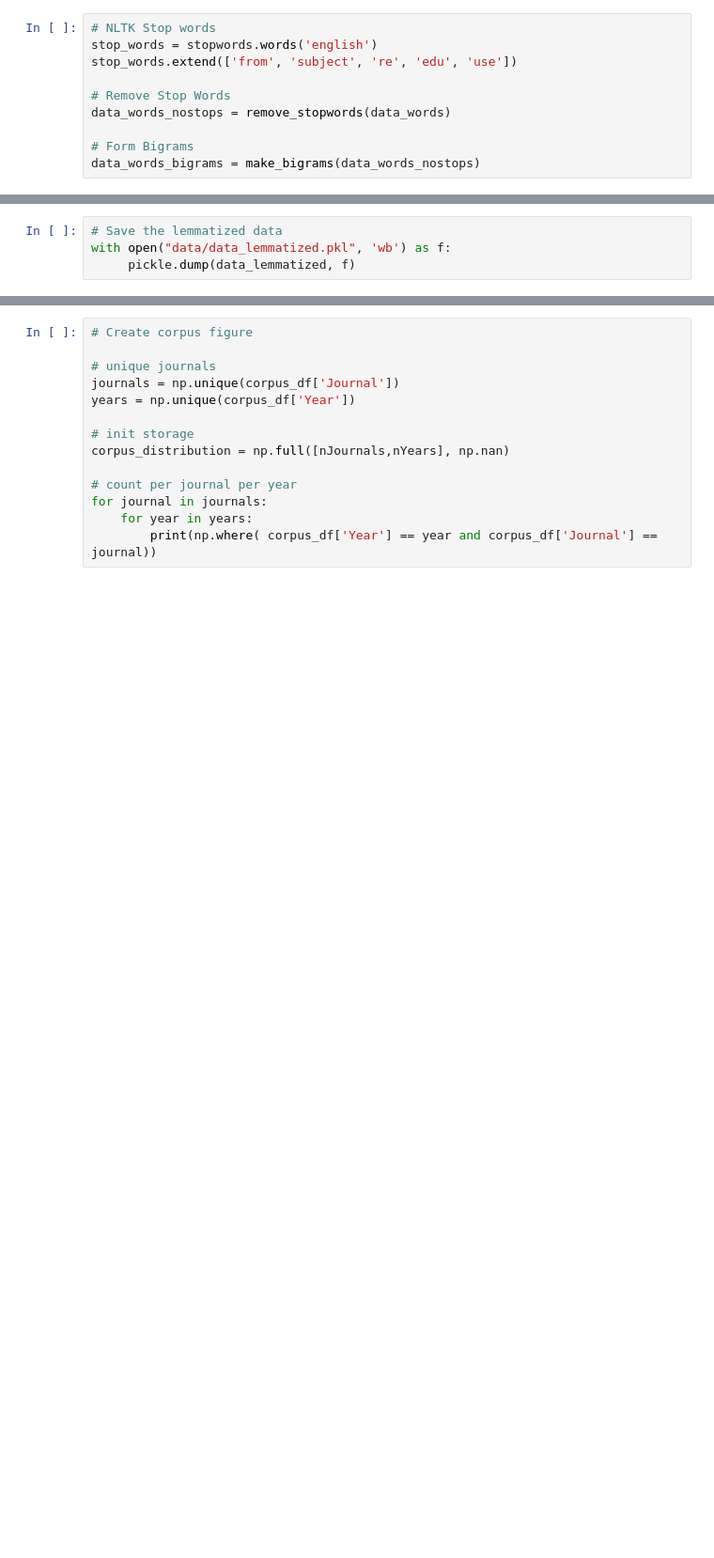
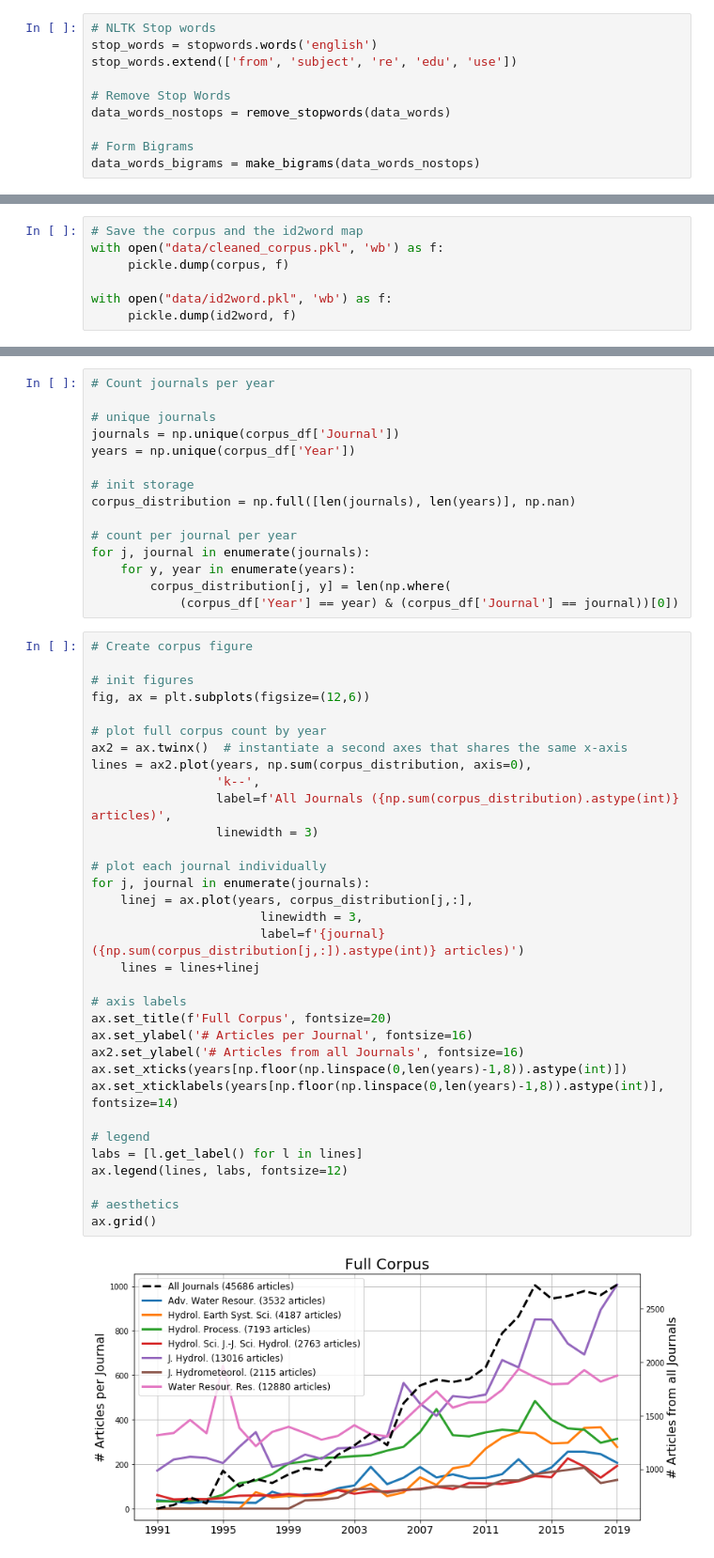
Before and after one commit to mashrekur/topic_modeling_hydrology, a Jupyter notebook: 0_data_preprocessing.ipynb, the cells around one changed output, grey strips where cells are left out. Shown at 94% size. Drawn from its saved outputs; the diff is of its cells as text; blank space fills up the shorter version.

Commit message:
Added corpus plot to data preprocessing notebook.

```diff
--- a/0_data_preprocessing.ipynb
+++ b/0_data_preprocessing.ipynb
@@ -203,4 +233,7 @@ data_lemmatized[:2]
 # %%
-# Save the lemmatized data
-with open("data/data_lemmatized.pkl", 'wb') as f:
-     pickle.dump(data_lemmatized, f)
+# Save the corpus and the id2word map
+with open("data/cleaned_corpus.pkl", 'wb') as f:
+     pickle.dump(corpus, f)
+
+with open("data/id2word.pkl", 'wb') as f:
+     pickle.dump(id2word, f)
@@ -228,14 +261,50 @@ with open("data/id2word.pkl", 'wb') as f:
 # %%
-# Create corpus figure
+# Count journals per year
 
 # unique journals
 journals = np.unique(corpus_df['Journal'])
 years = np.unique(corpus_df['Year'])
 
 # init storage
-corpus_distribution = np.full([nJournals,nYears], np.nan)
+corpus_distribution = np.full([len(journals), len(years)], np.nan)
 
 # count per journal per year
-for journal in journals:
-    for year in years:
-        print(np.where( corpus_df['Year'] == year and corpus_df['Journal'] == journal))
+for j, journal in enumerate(journals):
+    for y, year in enumerate(years):
+        corpus_distribution[j, y] = len(np.where(
+            (corpus_df['Year'] == year) & (corpus_df['Journal'] == journal))[0])
+# %%
+# Create corpus figure
+
+# init figures
+fig, ax = plt.subplots(figsize=(12,6))
+
+# plot full corpus count by year
+ax2 = ax.twinx()  # instantiate a second axes that shares the same x-axis
+lines = ax2.plot(years, np.sum(corpus_distribution, axis=0),
+                 'k--',
+                 label=f'All Journals ({np.sum(corpus_distribution).astype(int)} articles)',
+                 linewidth = 3)
+
+# plot each journal individually
+for j, journal in enumerate(journals):
+    linej = ax.plot(years, corpus_distribution[j,:],
+                       linewidth = 3,
+                       label=f'{journal} ({np.sum(corpus_distribution[j,:]).astype(int)} articles)')
+    lines = lines+linej
+
+# axis labels
+ax.set_title(f'Full Corpus', fontsize=20)
+ax.set_ylabel('# Articles per Journal', fontsize=16)
+ax2.set_ylabel('# Articles from all Journals', fontsize=16)
+ax.set_xticks(years[np.floor(np.linspace(0,len(years)-1,8)).astype(int)])
+ax.set_xticklabels(years[np.floor(np.linspace(0,len(years)-1,8)).astype(int)], fontsize=14)
+
+# legend
+labs = [l.get_label() for l in lines]
+ax.legend(lines, labs, fontsize=12)
+
+# aesthetics
+ax.grid()
+# %% [output]
+[figure, added]
```
Also changed, not shown: parts of 8 cells of this notebook.
